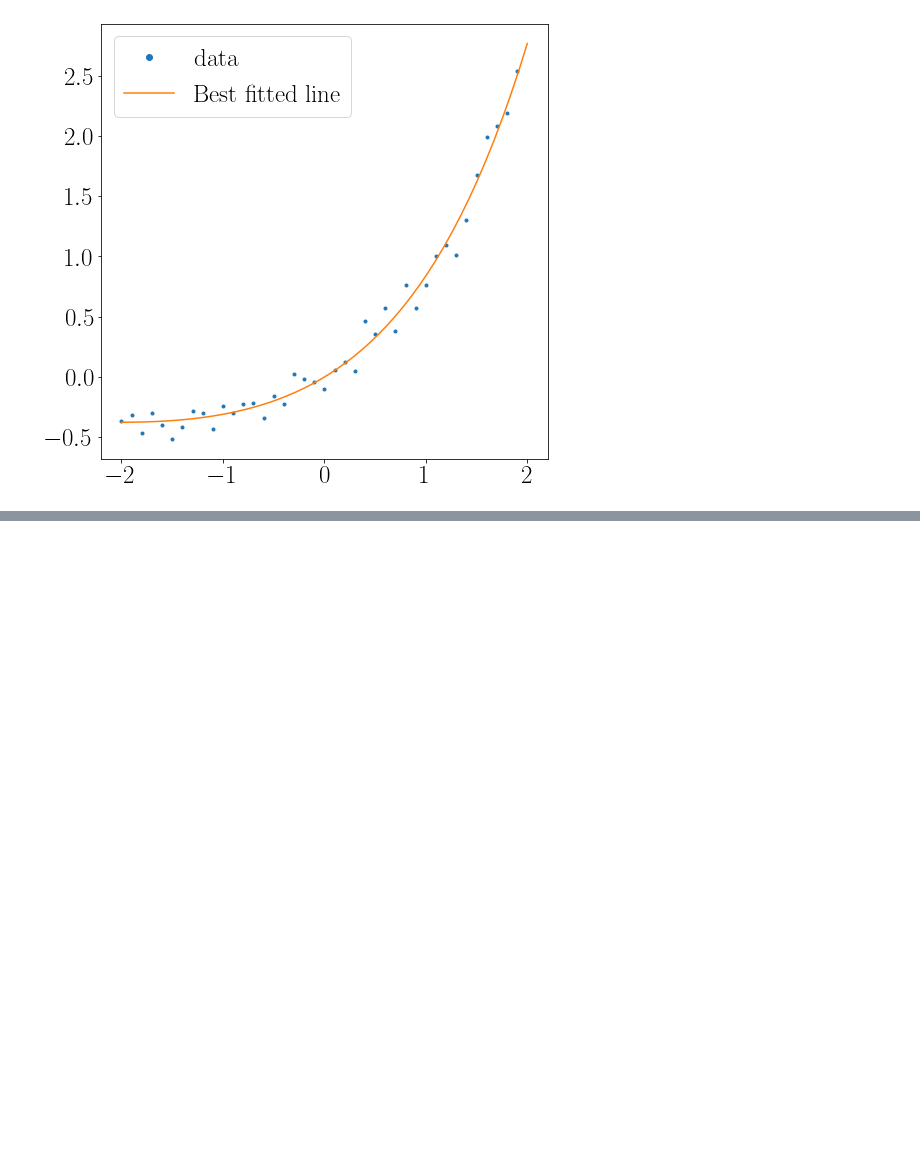
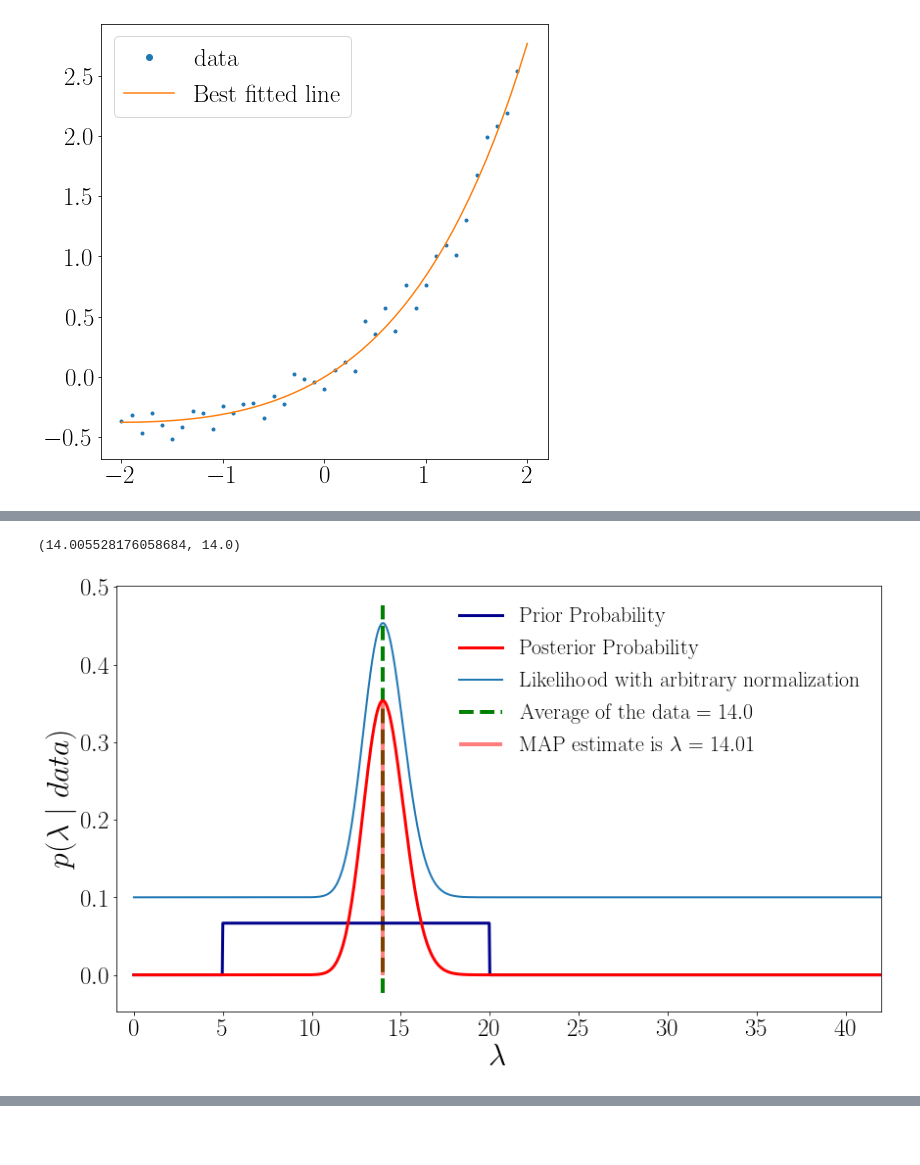
Before and after one commit to abtinshahidi/Foundation_applied_machine_learning, a Jupyter notebook: notebooks/week2/week2.ipynb, the cells around one changed output, grey strips where cells are left out. Drawn from its saved outputs; the diff is of its cells as text; code cells hidden in the pictures; blank space fills up the shorter version.

```diff
--- a/notebooks/week2/week2.ipynb
+++ b/notebooks/week2/week2.ipynb
@@ -338,0 +403,15 @@ plt.show()
+# %%
+MIN, MAX = 0.001, 100
+λ_span = np.linspace(MIN, MAX, 3000)
+# %%
+Π_min, Π_max = 5, 20
+
+ln_posterior = []
+ln_likelihoods = []
+
+for λ in λ_span:
+    ln_posterior += [ln_prior(λ, Π_min, Π_max) + ln_likelihood(data, λ)]
+    ln_likelihoods += [ln_likelihood(data, λ)]
+
+ln_posterior = np.array(ln_posterior)
+ln_likelihoods = np.array(ln_likelihoods)
@@ -338,0 +420,35 @@ plt.show()
+# %%
+posterior_probability = np.exp(ln_posterior) / trapz(np.exp(ln_posterior), λ_span)
+
+likelihoods = (np.exp(ln_likelihoods)/np.exp(ln_likelihoods).max()) * max(posterior_probability)
+
+prior = np.exp(ln_prior(λ_span, Π_min, Π_max))
+# %%
+MAP_estimate = float(λ_span[posterior_probability == posterior_probability.max()])
+# %%
+MAP_estimate, data.mean()
+# %% [output]
+(14.005528176058684, 14.0)
+# %%
+fig = plt.figure(figsize=(14, 8))
+ax = fig.add_subplot(1, 1, 1)
+ax.plot(λ_span, prior, label="Prior Probability", color="darkblue", lw=3)
+ax.plot(λ_span, posterior_probability, label="Posterior Probability", color="r", lw=3)
+
+ax.plot(λ_span, likelihoods + 0.1, label="Likelihood with arbitrary normalization", lw=2)
+
+
+ax.vlines(data.mean(), *plt.gca().get_ylim(), label=r"Average of the data $={}$".format(round(data.mean(), 2)), color="g", ls="--", lw=4)
+
+ax.vlines(MAP_estimate, 0, posterior_probability.max(), label=r"MAP estimate is $\lambda = {}$".format(round(MAP_estimate, 2)), color="r", lw=4, alpha=0.5)
+
+ax.tick_params(labelsize=25)
+
+ax.set_xlabel(r"$\lambda$", fontsize=32)
+ax.set_ylabel(r"$p(\lambda \mid data)$", fontsize=32)
+
+ax.set_xlim(-1, 42)
+
+ax.legend(fontsize=22, frameon=False, loc="upper right");
+# %% [output]
+[figure, added]
```
Also changed, not shown: parts of 30 cells of this notebook.
